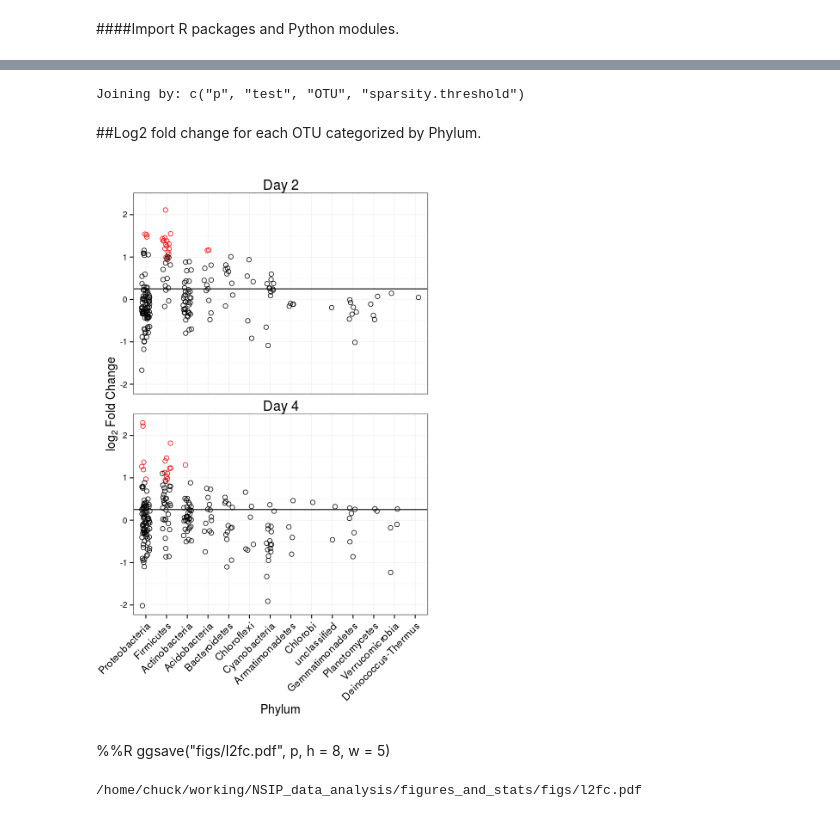
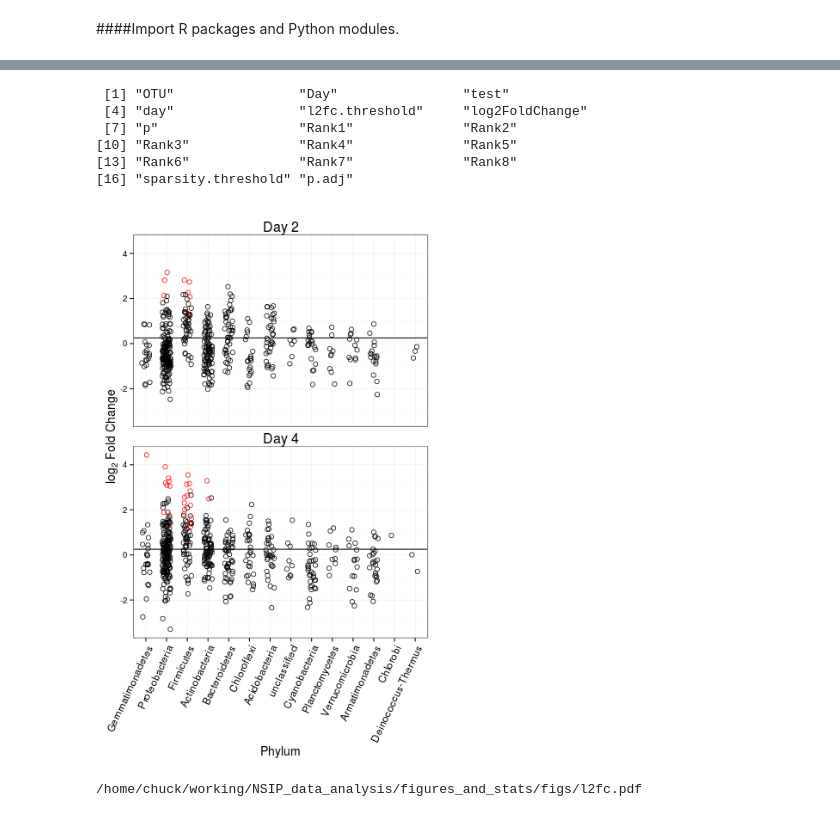
Before and after one commit to chuckpr/NSIP_data_analysis, a Jupyter notebook: figures_and_stats/l2fc.ipynb, the cells around one changed output, grey strips where cells are left out. Cells and saved outputs as stored; diff of their text form; code cells hidden in the pictures.

```diff
--- a/figures_and_stats/l2fc.ipynb
+++ b/figures_and_stats/l2fc.ipynb
@@ -138,15 +28,0 @@ Error in filter_impl(.data, dots(...), environment()) :
-# %%
-%%R -h 350
-
-d = df.l2fc %.%
-    filter(test == "greater") %.%
-    group_by("sparsity.threshold") %.%
-    mutate(p.adj = p.adjust(p, "BH"))
-
-FDR = 0.10
-
-d = ddply(d, .(sparsity.threshold), summarize, S = sum(p.adj < FDR))
-
-p = ggplot(d, aes(x = as.numeric(sparsity.threshold), y = S)) + geom_point(size = 3)
-
-p
@@ -155,23 +29,20 @@ p
-# %%
-%%R
-
-df.l2fc.indepfilt = df.l2fc %.%
-                    filter(sparsity.threshold == "0.625")
-
-df.l2fc.padj = df.l2fc.indepfilt %.%
-                filter(test == "greater") %.%
-                mutate(p.adj = p.adjust(p, method = "BH")) %.%
-                select(OTU, test, sparsity.threshold, p.adj, p)
-
-df.l2fc.indepfilt = left_join(df.l2fc.indepfilt, df.l2fc.padj)
-# %% [output]
-Joining by: c("p", "test", "OTU", "sparsity.threshold")
-# %% [markdown]
-##Log2 fold change for each OTU categorized by Phylum.
+# %%
+%%R
+df.l2fc = read.csv("../data/l2fc_table.csv")
+# %%
+%%R
+colnames(df.l2fc)
+# %% [output]
+ [1] "OTU"                "Day"                "test"
+ [4] "day"                "l2fc.threshold"     "log2FoldChange"
+ [7] "p"                  "Rank1"              "Rank2"
+[10] "Rank3"              "Rank4"              "Rank5"
+[13] "Rank6"              "Rank7"              "Rank8"
+[16] "sparsity.threshold" "p.adj"
 # %%
 %%R -w 400 -h 650
 
-d = df.l2fc.indepfilt %.% filter(test == "greater")
+d = df.l2fc %.% filter(test == "greater")
 d$Rank2 = as.character(d$Rank2)
 d$Rank2[is.na(d$Rank2)] = "unclassified"
 d$Rank2 = factor(d$Rank2)
@@ -198,35 +69,32 @@ p = p + facet_wrap(~strip, ncol = 1)
 p = p + geom_point(shape = 21, size = 2.5, position = position_jitter(w = 0.20))
 
 #p = p + geom_point(data = subset(d, p.adj <= FDR), color = "red", shape = 4, size = 3)
 
 p = p + scale_color_manual(values = c("black", "red"))
 
 #p = p + scale_shape_manual(values = c(21, 23))
 
 p = p + geom_hline(y = 0.25)
 
 p = p + theme_bw()
 
 p = p + theme(strip.text.x = element_text(size = 16),
-              axis.text.x = element_text(size = 12, angle = 45, hjust = 1),
+              axis.text.x = element_text(size = 12, angle = 65, hjust = 1),
               axis.title.x = element_text(size = 14),
               axis.title.y = element_text(size = 14),
               legend.title = element_blank(),
               legend.text = element_text(size = 14),
               legend.position = "none",
               strip.background = element_blank())
 
 p = p + labs(x = "Phylum", color = "Phylum")
 
 #p = p + guides(col = guide_legend(ncol = 4, label.hjust = 0))
 
 p = p + labs(y = expression(paste("", log[2]," Fold Change",sep="")))
 
 p.l2fc.stacked = p
 
 p
 # %% [output]
-[figure, old version]
+[figure, new version]
-# %% [markdown]
-%%R
-ggsave("figs/l2fc.pdf", p, h = 8, w = 5)
```
Also changed, not shown: parts of 11 cells of this notebook, 1 other file.
